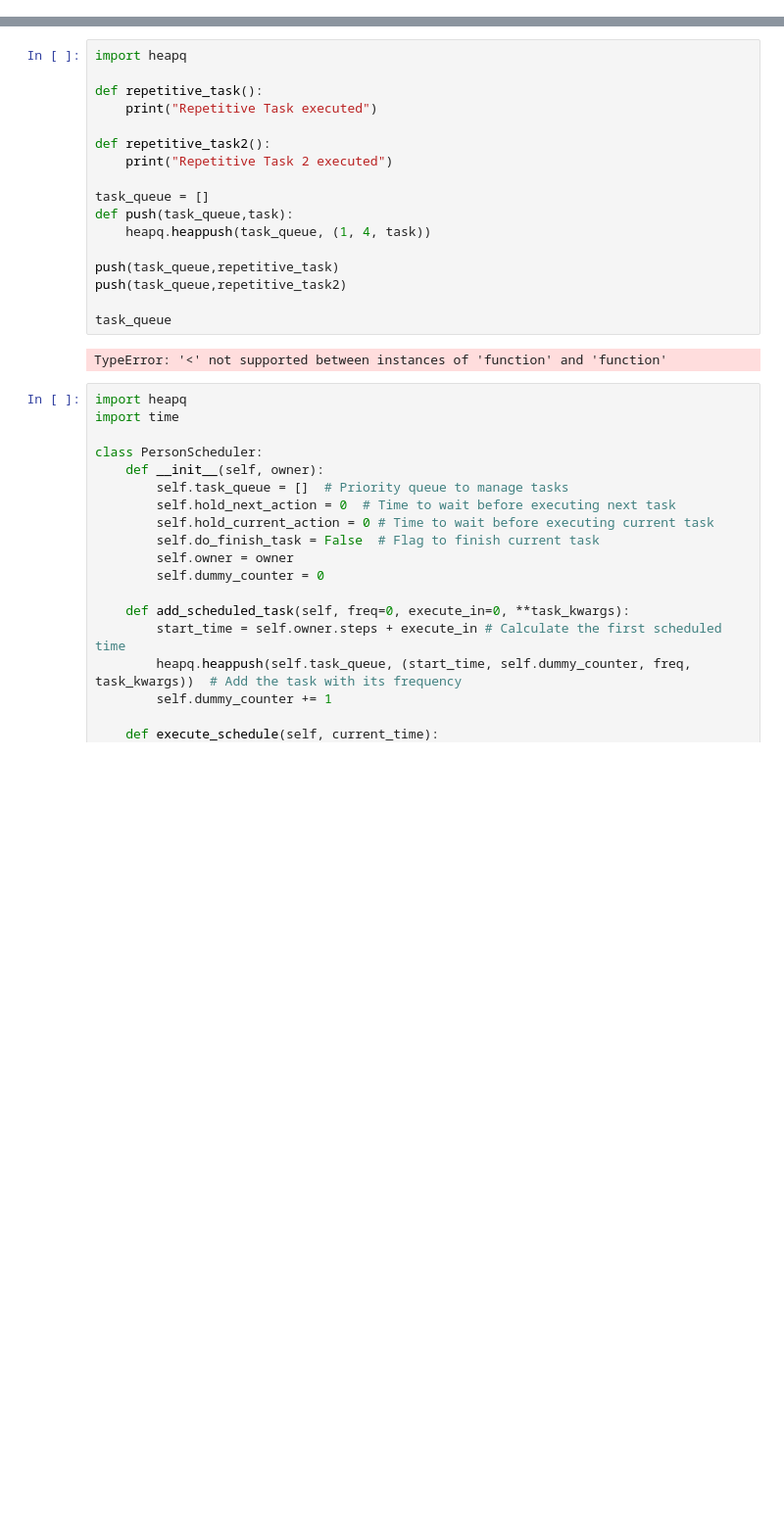
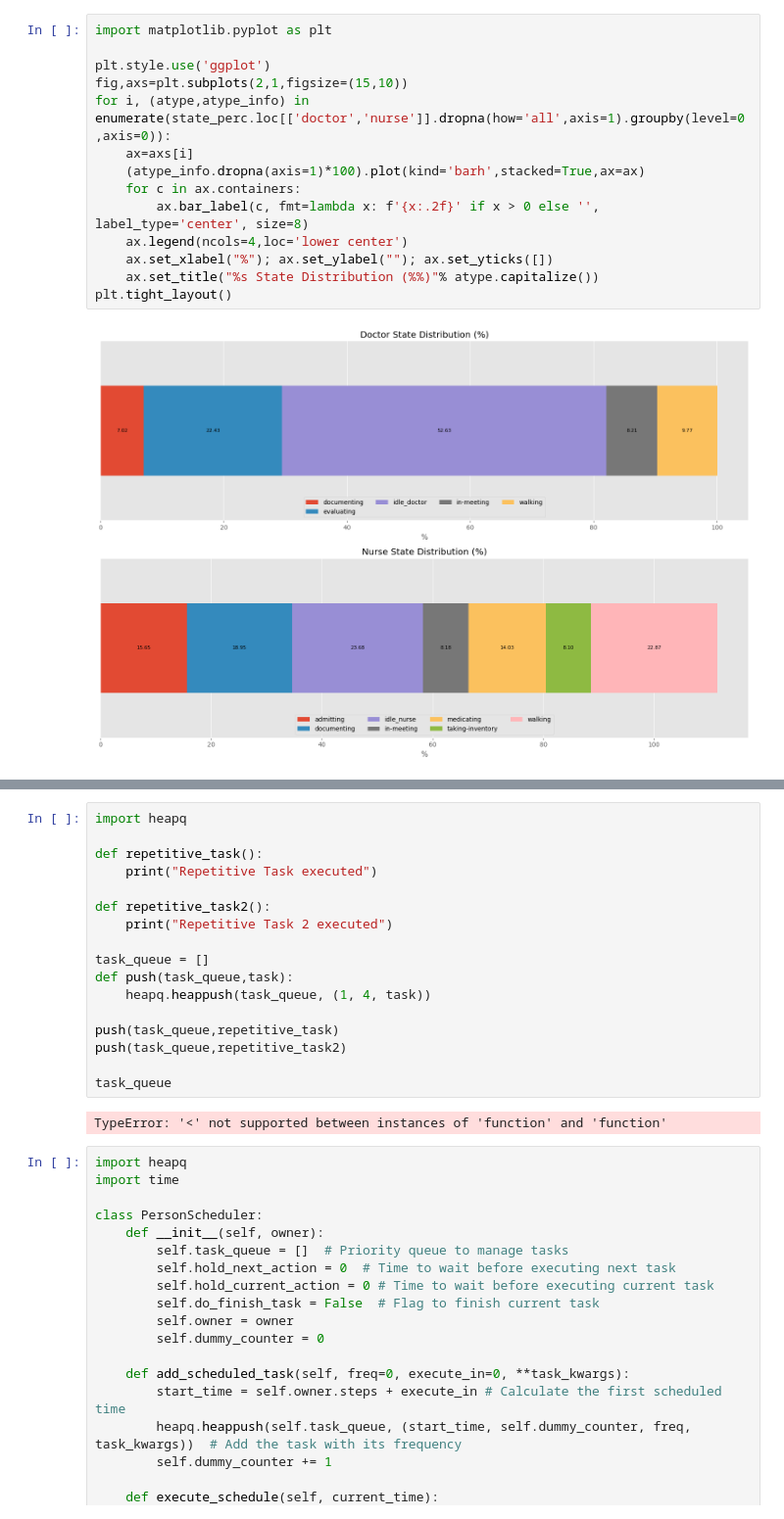
Before and after one commit to saamayac/health_robot, a Jupyter notebook: src/dev_notebook.ipynb, the cells around one changed output, grey strips where cells are left out. Shown at 98% size. Saved outputs shown, nothing was run; the diff lists cells and outputs as text; blank space fills up the shorter version.

```diff
--- a/src/dev_notebook.ipynb
+++ b/src/dev_notebook.ipynb
@@ -0,0 +89,16 @@
+# %%
+import matplotlib.pyplot as plt
+
+plt.style.use('ggplot')
+fig,axs=plt.subplots(2,1,figsize=(15,10))
+for i, (atype,atype_info) in enumerate(state_perc.loc[['doctor','nurse']].dropna(how='all',axis=1).groupby(level=0,axis=0)):
+    ax=axs[i]
+    (atype_info.dropna(axis=1)*100).plot(kind='barh',stacked=True,ax=ax)
+    for c in ax.containers:
+        ax.bar_label(c, fmt=lambda x: f'{x:.2f}' if x > 0 else '', label_type='center', size=8)
+    ax.legend(ncols=4,loc='lower center')
+    ax.set_xlabel("%"); ax.set_ylabel(""); ax.set_yticks([])
+    ax.set_title("%s State Distribution (%%)"% atype.capitalize())
+plt.tight_layout()
+# %% [output]
+[figure, added]
```
Also changed, not shown: parts of 9 cells of this notebook, 17 other files.
